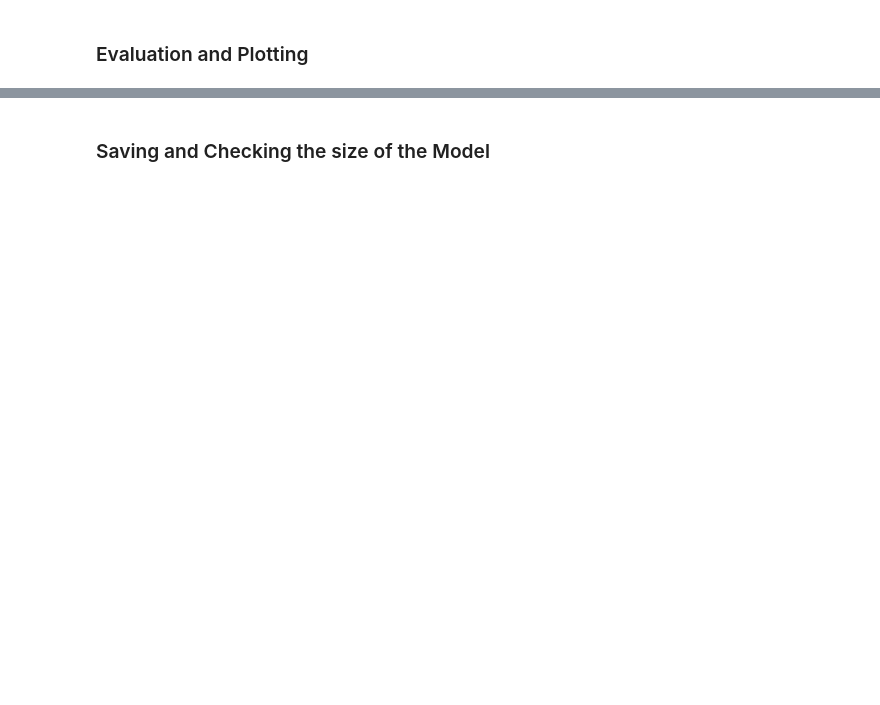
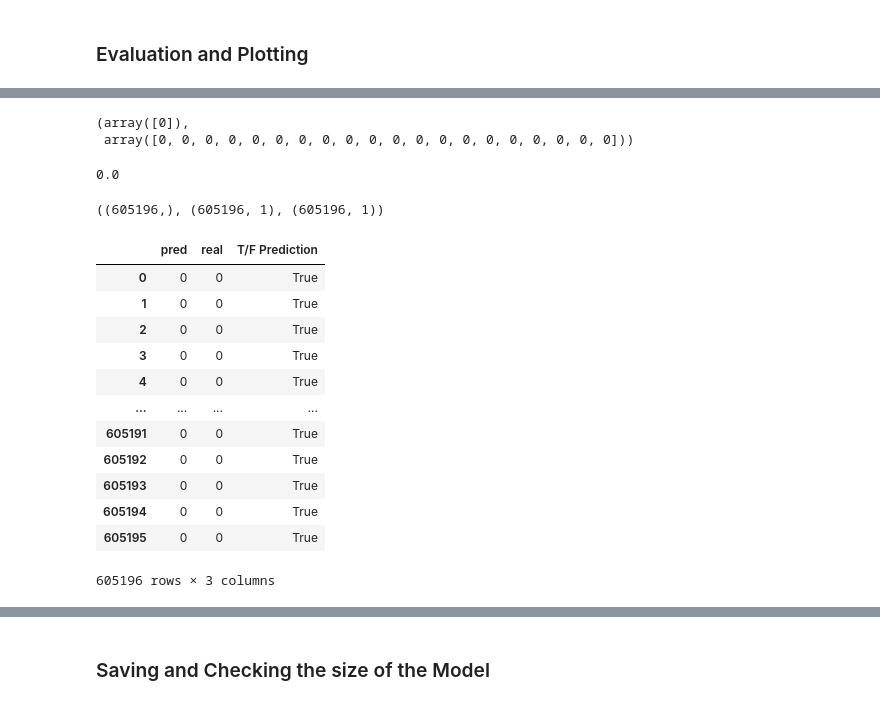
Before and after one commit to mehrotrasan16/CS581-CAN-DO-Project, a Jupyter notebook: code/TCN_CAN_Data.ipynb, the cells around one changed output, grey strips where cells are left out. Saved outputs shown, nothing was run; the diff lists cells and outputs as text; code cells hidden in the pictures; blank space fills up the shorter version.

```diff
--- a/code/TCN_CAN_Data.ipynb
+++ b/code/TCN_CAN_Data.ipynb
@@ -446,0 +438,35 @@ X_test[30],y_test[30], np.argmax(y_pred[30])
+# %%
+classes = np.array([np.argmax(i) for i in y_pred])
+np.unique(classes), classes[:20]
+# %% [output]
+(array([0]),
+ array([0, 0, 0, 0, 0, 0, 0, 0, 0, 0, 0, 0, 0, 0, 0, 0, 0, 0, 0, 0]))
+# %%
+recall_score(y_test,classes)
+# %% [output]
+0.0
+# %%
+predlist = classes.reshape((classes.shape[0],1))
+y_test.shape, y_pred.shape, predlist.shape
+# %% [output]
+((605196,), (605196, 1), (605196, 1))
+# %%
+compdf = pd.DataFrame(predlist)
+compdf['real'] = y_test
+compdf = compdf.rename(columns={0:'pred'})
+compdf['T/F Prediction'] = np.where(compdf['pred'] == compdf['real'],True, False)
+compdf
+# %% [output]
+|  | pred | real | T/F Prediction |
+| 0 | 0 | 0 | True |
+| 1 | 0 | 0 | True |
+| 2 | 0 | 0 | True |
+| 3 | 0 | 0 | True |
+| 4 | 0 | 0 | True |
+| ... | ... | ... | ... |
+| 605191 | 0 | 0 | True |
+| 605192 | 0 | 0 | True |
+| 605193 | 0 | 0 | True |
+| 605194 | 0 | 0 | True |
+| 605195 | 0 | 0 | True |
+605196 rows × 3 columns
```
Also changed, not shown: parts of 35 cells of this notebook.
